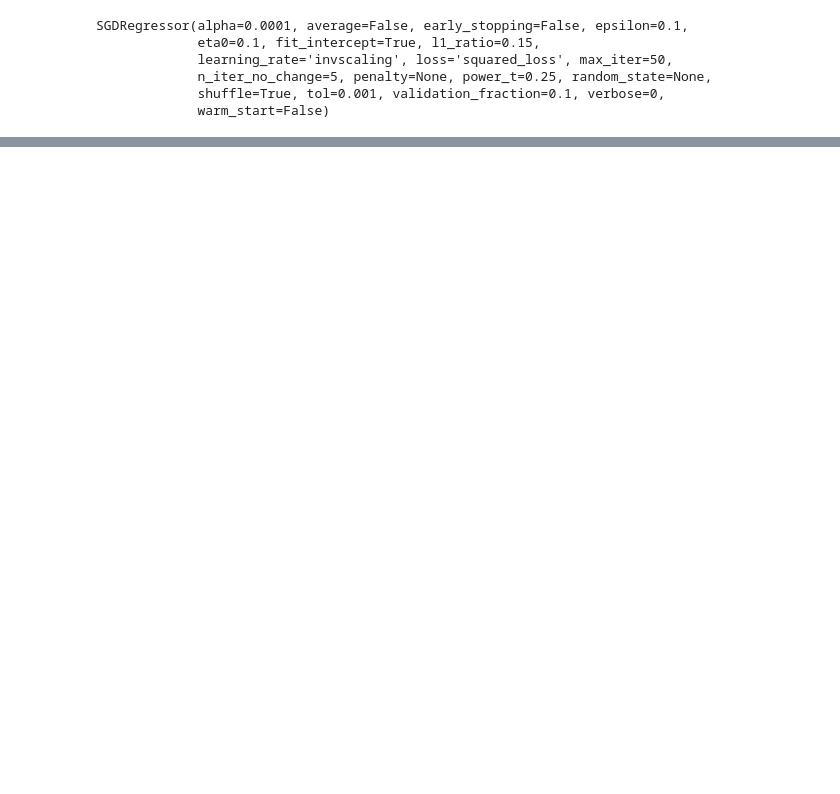
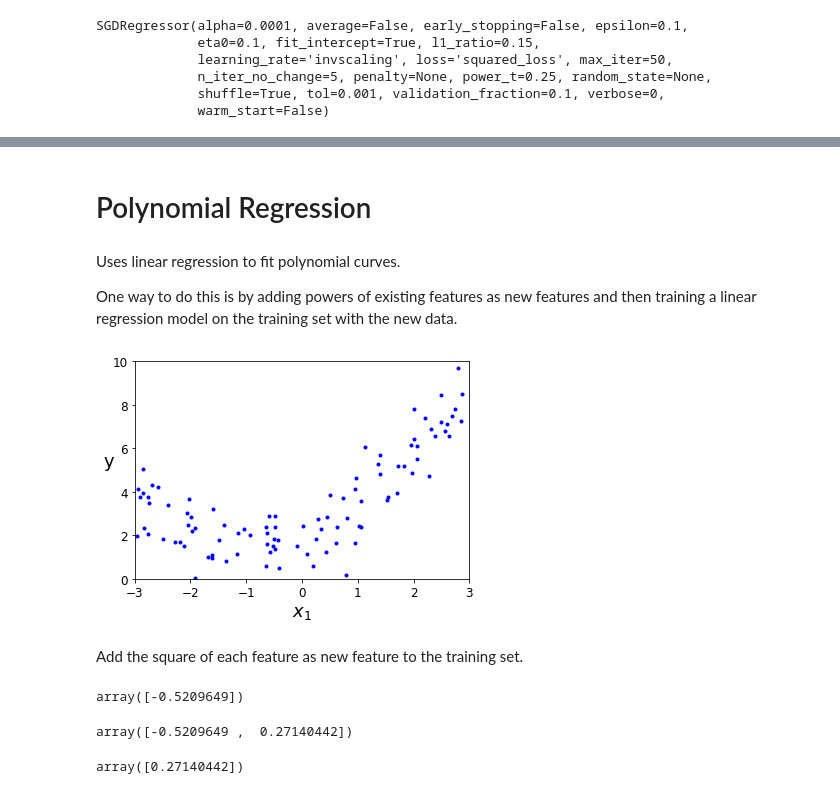
Before and after one commit to astidham2003/ml-study-group, a Jupyter notebook: chapter_4/training_models.ipynb, the cells around one changed output, grey strips where cells are left out. Drawn from its saved outputs; the diff is of its cells as text; code cells hidden in the pictures; blank space fills up the shorter version.

```diff
--- a/chapter_4/training_models.ipynb
+++ b/chapter_4/training_models.ipynb
@@ -383,0 +402,20 @@ sgd_reg.intercept_, sgd_reg.coef_
+# %% [markdown]
+# Polynomial Regression
+# %% [markdown]
+Uses linear regression to fit polynomial curves.
+
+One way to do this is by adding powers of existing features as new features and then training a linear regression model on the training set with the new data.
+# %%
+m = 100
+X = 6 * np.random.rand(m, 1) - 3
+y = 0.5 * X**2 + X + 2 + np.random.randn(m, 1)
+# %%
+plt.plot(X, y, "b.")
+plt.xlabel("$x_1$", fontsize=18)
+plt.ylabel("y", rotation=0, fontsize=18)
+plt.axis([-3, 3, 0, 10])
+plt.show()
+# %% [output]
+[figure, added]
+# %% [markdown]
+Add the square of each feature as new feature to the training set.
@@ -383,0 +424,14 @@ sgd_reg.intercept_, sgd_reg.coef_
+# %%
+poly_features = PolynomialFeatures(degree= 2, include_bias=False)
+X_poly = poly_features.fit_transform(X)
+X[0] # The original feature
+# %% [output]
+array([-0.5209649])
+# %%
+X_poly[0] # The original feature and the square of the original feature
+# %% [output]
+array([-0.5209649 ,  0.27140442])
+# %%
+X[0]**2 # Confirm the second value is the square of the original feature
+# %% [output]
+array([0.27140442])
```
Also changed, not shown: parts of 23 cells of this notebook.
